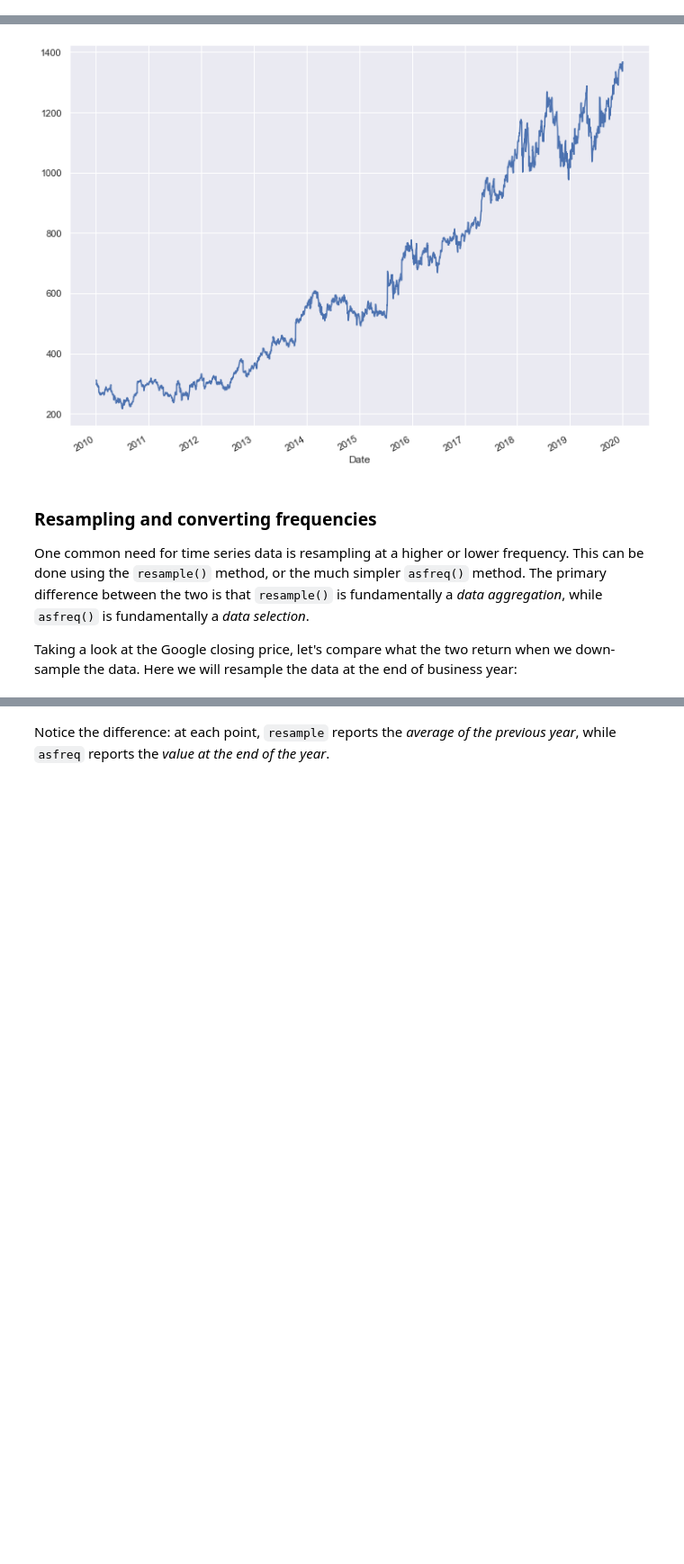
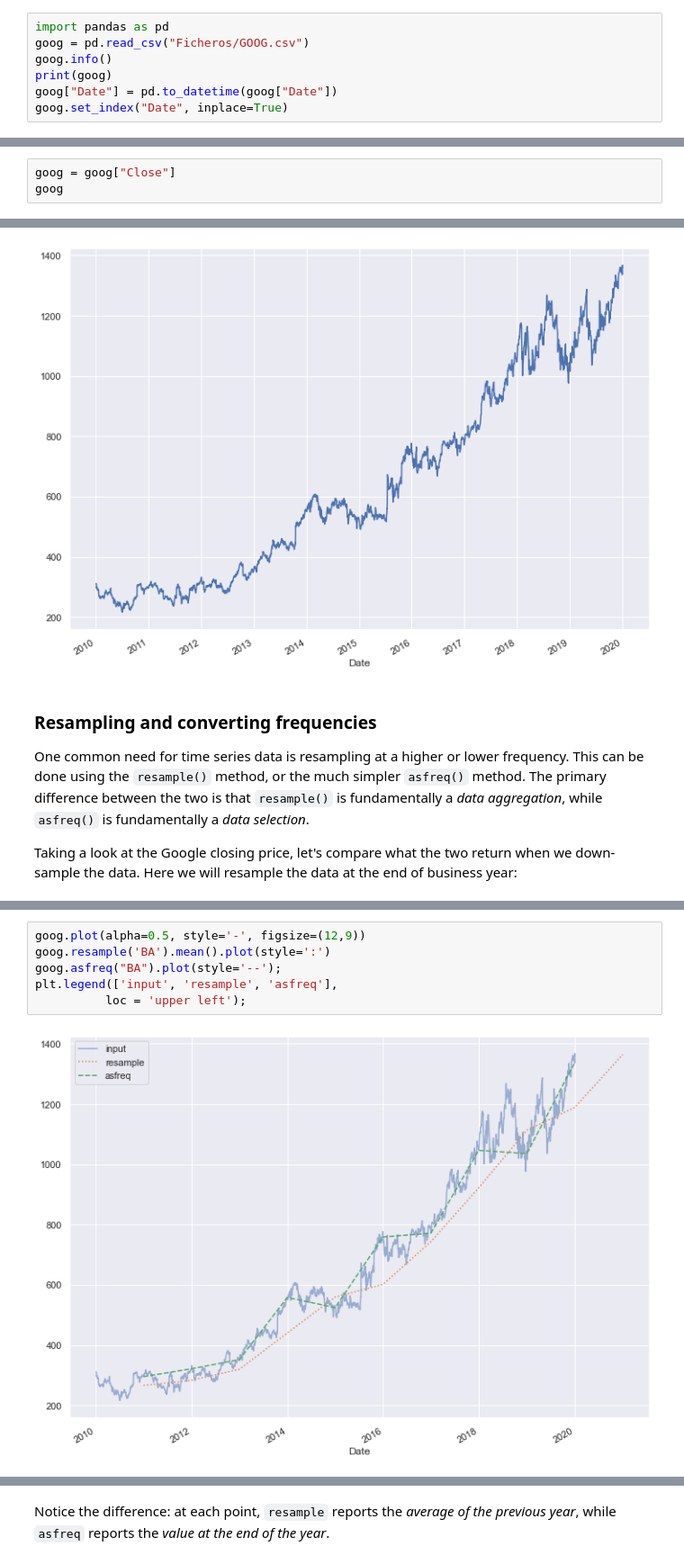
Before and after one commit to albertoromv/thebridge_ft_sep22, a Jupyter notebook: 3-Machine Learning/1-Feature Engineering/1.3 Tiempo/1_TimeSeries - clase.ipynb, the cells around one changed output, grey strips where cells are left out. Shown at 90% size. Cells and saved outputs as stored; diff of their text form; blank space fills up the shorter version.

```diff
--- a/3-Machine Learning/1-Feature Engineering/1.3 Tiempo/1_TimeSeries - clase.ipynb
+++ b/3-Machine Learning/1-Feature Engineering/1.3 Tiempo/1_TimeSeries - clase.ipynb
@@ -421,0 +404,7 @@ Data columns (total 7 columns):
+# %%
+import pandas as pd
+goog = pd.read_csv("Ficheros/GOOG.csv")
+goog.info()
+print(goog)
+goog["Date"] = pd.to_datetime(goog["Date"])
+goog.set_index("Date", inplace=True)
@@ -455,0 +448,3 @@ Name: Close, Length: 2518, dtype: float64
+# %%
+goog = goog["Close"]
+goog
@@ -480,3 +486,11 @@ Here we will resample the data at the end of business year:
+# %%
+goog.plot(alpha=0.5, style='-', figsize=(12,9))
+goog.resample('BA').mean().plot(style=':')
+goog.asfreq("BA").plot(style='--');
+plt.legend(['input', 'resample', 'asfreq'],
+          loc = 'upper left');
+# %% [output]
+[figure, added]
 # %%
 # calcula las medias muestreando los últimos días laborables del año
 # 1 min
```
Also changed, not shown: parts of 12 cells of this notebook, 5 other files.
